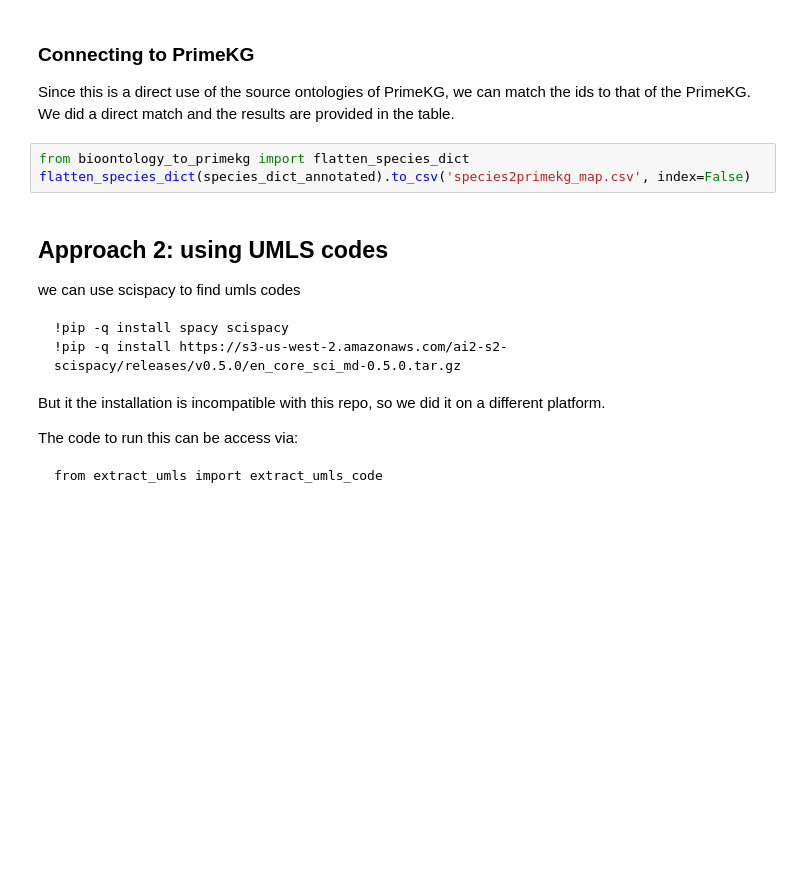
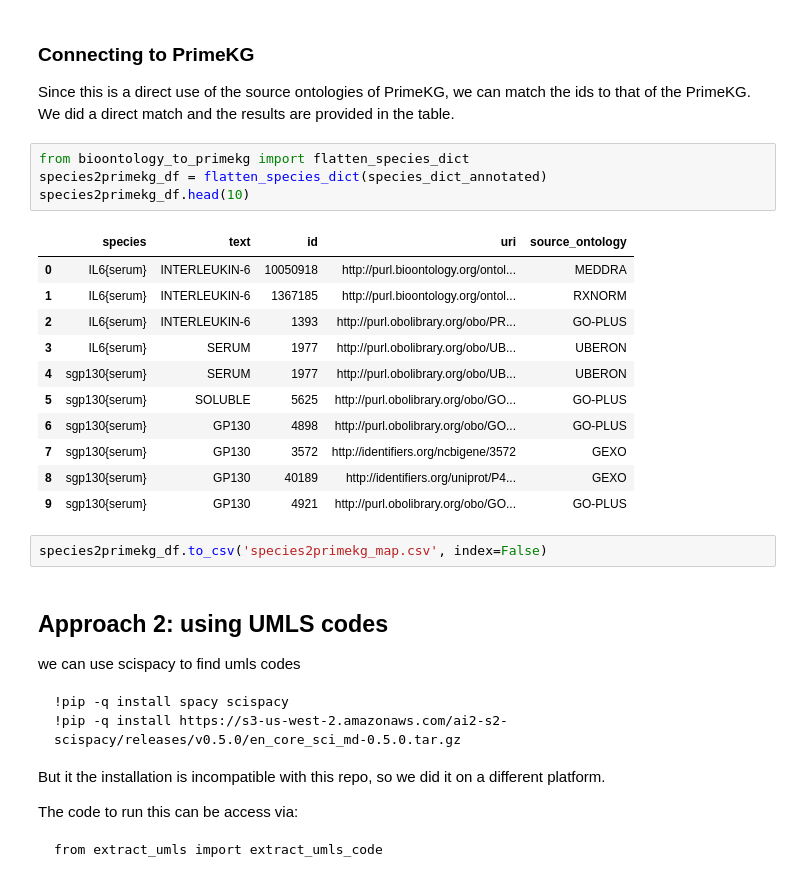
Before and after one commit to VirtualPatientEngine/AIAgents4Pharma, a Jupyter notebook: docs/notebooks/talk2biomodels/sbml_species_annotation.ipynb, the cells around one changed output. Drawn from its saved outputs; the diff is of its cells as text; blank space fills up the shorter version.

```diff
--- a/docs/notebooks/talk2biomodels/sbml_species_annotation.ipynb
+++ b/docs/notebooks/talk2biomodels/sbml_species_annotation.ipynb
@@ -383,7 +383,22 @@ with open('species_dict_annotated.json', 'w') as f:
 Since this is a direct use of the source ontologies of PrimeKG, we can match the ids to that of the PrimeKG. We did a direct match and the results are provided in the table.
 # %%
 from bioontology_to_primekg import flatten_species_dict
-flatten_species_dict(species_dict_annotated).to_csv('species2primekg_map.csv', index=False)
+species2primekg_df = flatten_species_dict(species_dict_annotated)
+species2primekg_df.head(10)
+# %% [output]
+|  | species | text | id | uri | source_ontology |
+| 0 | IL6{serum} | INTERLEUKIN-6 | 10050918 | http://purl.bioontology.org/ontol... | MEDDRA |
+| 1 | IL6{serum} | INTERLEUKIN-6 | 1367185 | http://purl.bioontology.org/ontol... | RXNORM |
+| 2 | IL6{serum} | INTERLEUKIN-6 | 1393 | http://purl.obolibrary.org/obo/PR... | GO-PLUS |
+| 3 | IL6{serum} | SERUM | 1977 | http://purl.obolibrary.org/obo/UB... | UBERON |
+| 4 | sgp130{serum} | SERUM | 1977 | http://purl.obolibrary.org/obo/UB... | UBERON |
+| 5 | sgp130{serum} | SOLUBLE | 5625 | http://purl.obolibrary.org/obo/GO... | GO-PLUS |
+| 6 | sgp130{serum} | GP130 | 4898 | http://purl.obolibrary.org/obo/GO... | GO-PLUS |
+| 7 | sgp130{serum} | GP130 | 3572 | http://identifiers.org/ncbigene/3572 | GEXO |
+| 8 | sgp130{serum} | GP130 | 40189 | http://identifiers.org/uniprot/P4... | GEXO |
+| 9 | sgp130{serum} | GP130 | 4921 | http://purl.obolibrary.org/obo/GO... | GO-PLUS |
+# %%
+species2primekg_df.to_csv('species2primekg_map.csv', index=False)
 # %% [markdown]
 ## Approach 2: using UMLS codes
 we can use scispacy to find umls codes
```
Also changed, not shown: 1 other file.
